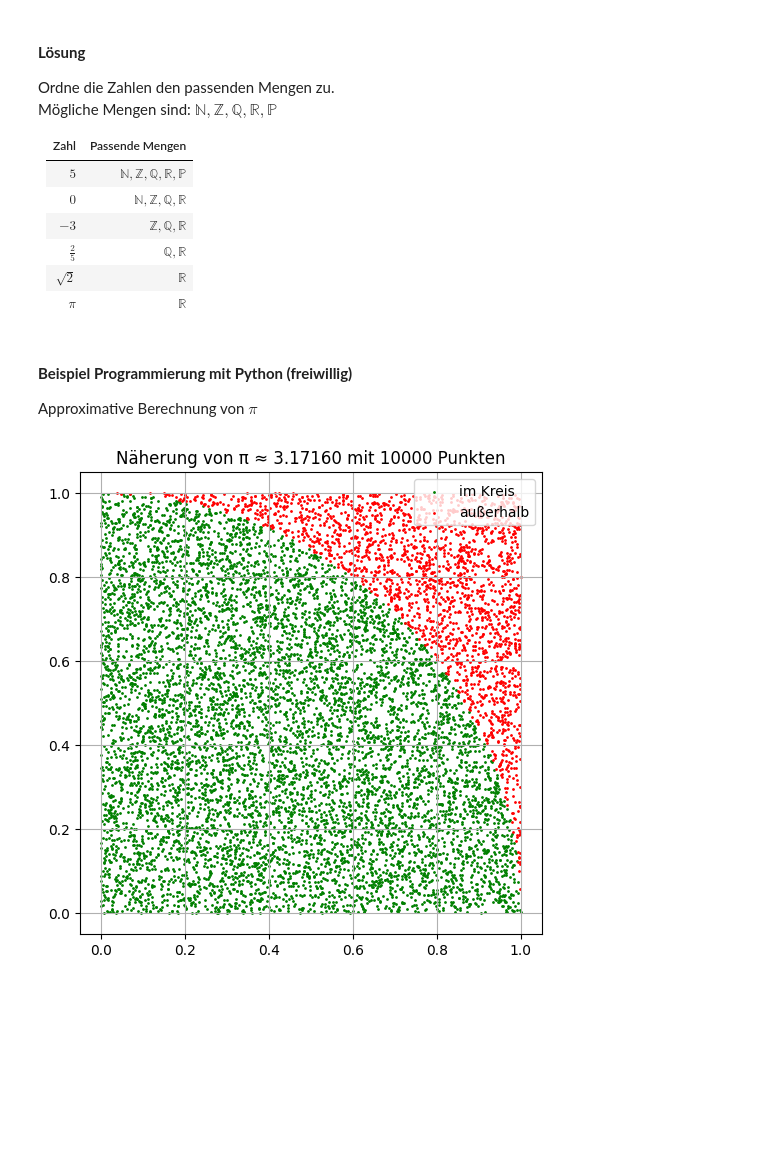
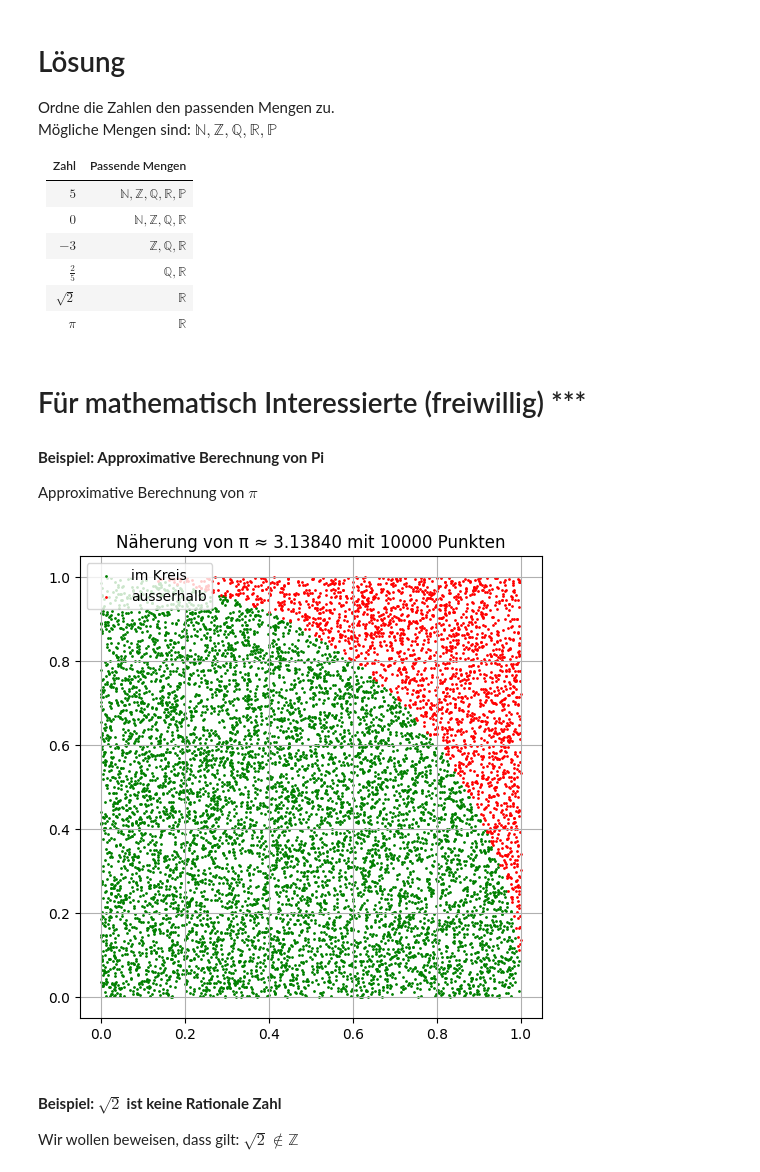
Before and after one commit to atravanov/math-pilot, a Jupyter notebook: sidequests/s1a_math_mengen.ipynb, the cells around one changed output. Saved outputs shown, nothing was run; the diff lists cells and outputs as text; code cells hidden in the pictures; blank space fills up the shorter version.

```diff
--- a/sidequests/s1a_math_mengen.ipynb
+++ b/sidequests/s1a_math_mengen.ipynb
@@ -38,7 +38,7 @@ Mögliche Mengen sind: $\mathbb{N}, \mathbb{Z}, \mathbb{Q}, \mathbb{R}, \mathbb{
 | $\sqrt{2}$           |                        |
 | $\pi$           |                        |
 # %% [markdown]
-#### **Lösung**
+# Lösung
 Ordne die Zahlen den passenden Mengen zu.
 Mögliche Mengen sind: $\mathbb{N}, \mathbb{Z}, \mathbb{Q}, \mathbb{R}, \mathbb{P}$
 
@@ -53,46 +53,50 @@ Mögliche Mengen sind: $\mathbb{N}, \mathbb{Z}, \mathbb{Q}, \mathbb{R}, \mathbb{
 | $\sqrt{2}$           | $\mathbb{R}$                          |
 | $\pi$           | $\mathbb{R}$                          |
 # %% [markdown]
-#### **Beispiel Programmierung mit Python (freiwillig)**
+# Für mathematisch Interessierte (freiwillig) ***
+#### **Beispiel: Approximative Berechnung von Pi**
 
 Approximative Berechnung von $\pi$
 # %%
 import matplotlib.pyplot as plt
 import random
 
-def monte_carlo_pi_plot(num_points:int =10000) -> None:
+def pi_plot(num_points:int =10000) -> None:
     '''
-    Führt eine Monte-Carlo-Simulation zur Näherung von pi durch
-    und zeigt eine statische Visualisierung.
+    Führt eine Simulation zur Näherung von pi durch
+    und zeigt eine Visualisierung des Resultats.
     '''
     inside_x, inside_y = [], []
     outside_x, outside_y = [], []
 
     inside_circle = 0
 
     for _ in range(num_points):
         x = random.uniform(0, 1)
         y = random.uniform(0, 1)
         if x**2 + y**2 <= 1:
             inside_circle += 1
             inside_x.append(x)
             inside_y.append(y)
         else:
             outside_x.append(x)
             outside_y.append(y)
 
     approx_pi = 4 * inside_circle / num_points
 
     plt.figure(figsize=(6, 6))
     plt.scatter(inside_x, inside_y, color='green', s=1, label='im Kreis')
-    plt.scatter(outside_x, outside_y, color='red', s=1, label='außerhalb')
+    plt.scatter(outside_x, outside_y, color='red', s=1, label='ausserhalb')
     plt.gca().set_aspect('equal')
     plt.title(f'Näherung von π ≈ {approx_pi:.5f} mit {num_points} Punkten')
     plt.legend()
     plt.grid(True)
     plt.show()
 
 # Starte die Visualisierung
-monte_carlo_pi_plot(10000)
+pi_plot(10000)
 # %% [output]
-[figure, old version]
+[figure, new version]
+# %% [markdown]
+#### **Beispiel: $\sqrt{2}$ ist keine Rationale Zahl**
+Wir wollen beweisen, dass gilt: $\sqrt{2} \notin \mathbb{Z}$
```
Also changed, not shown: parts of 2 cells of this notebook.
